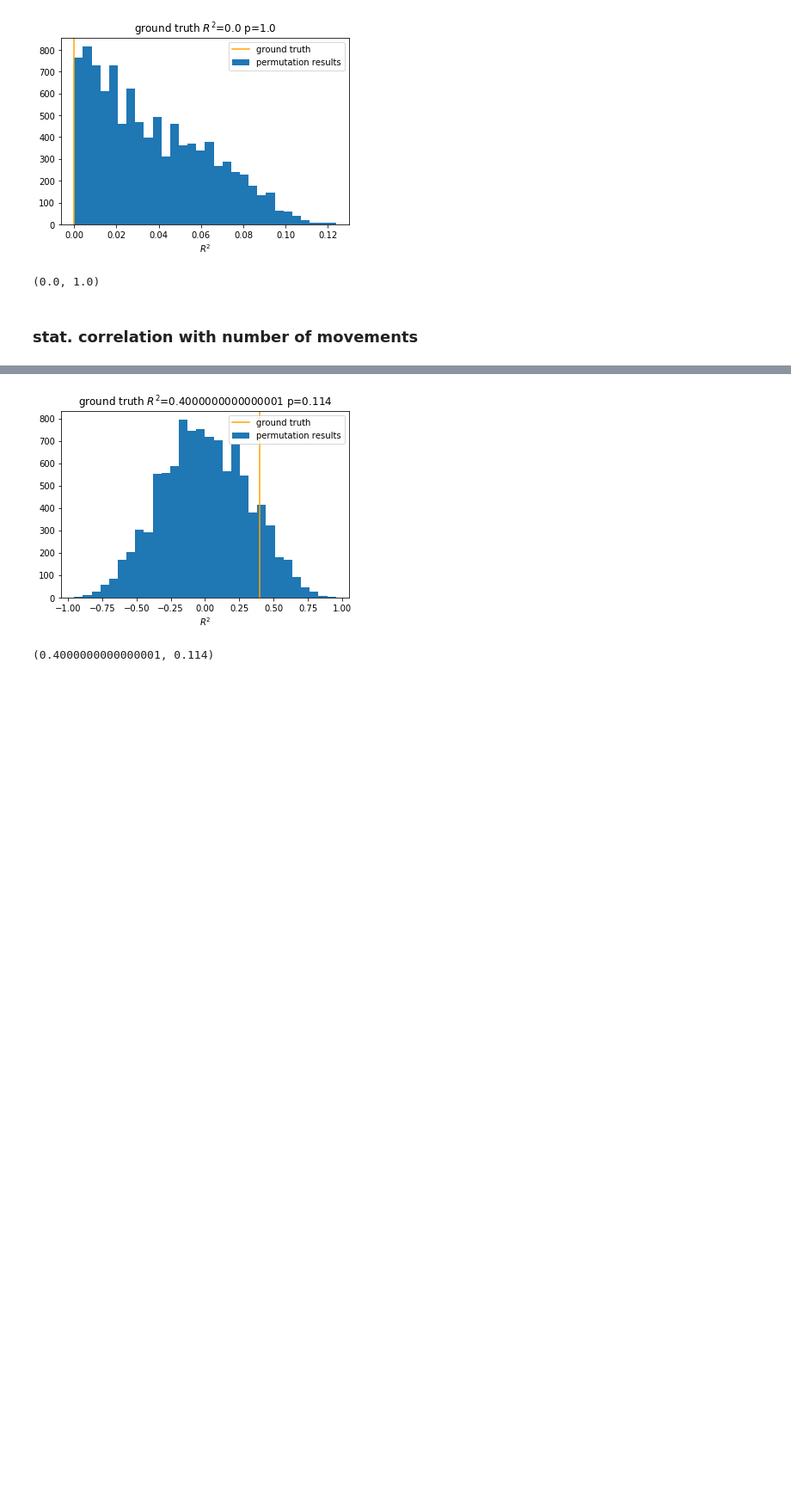
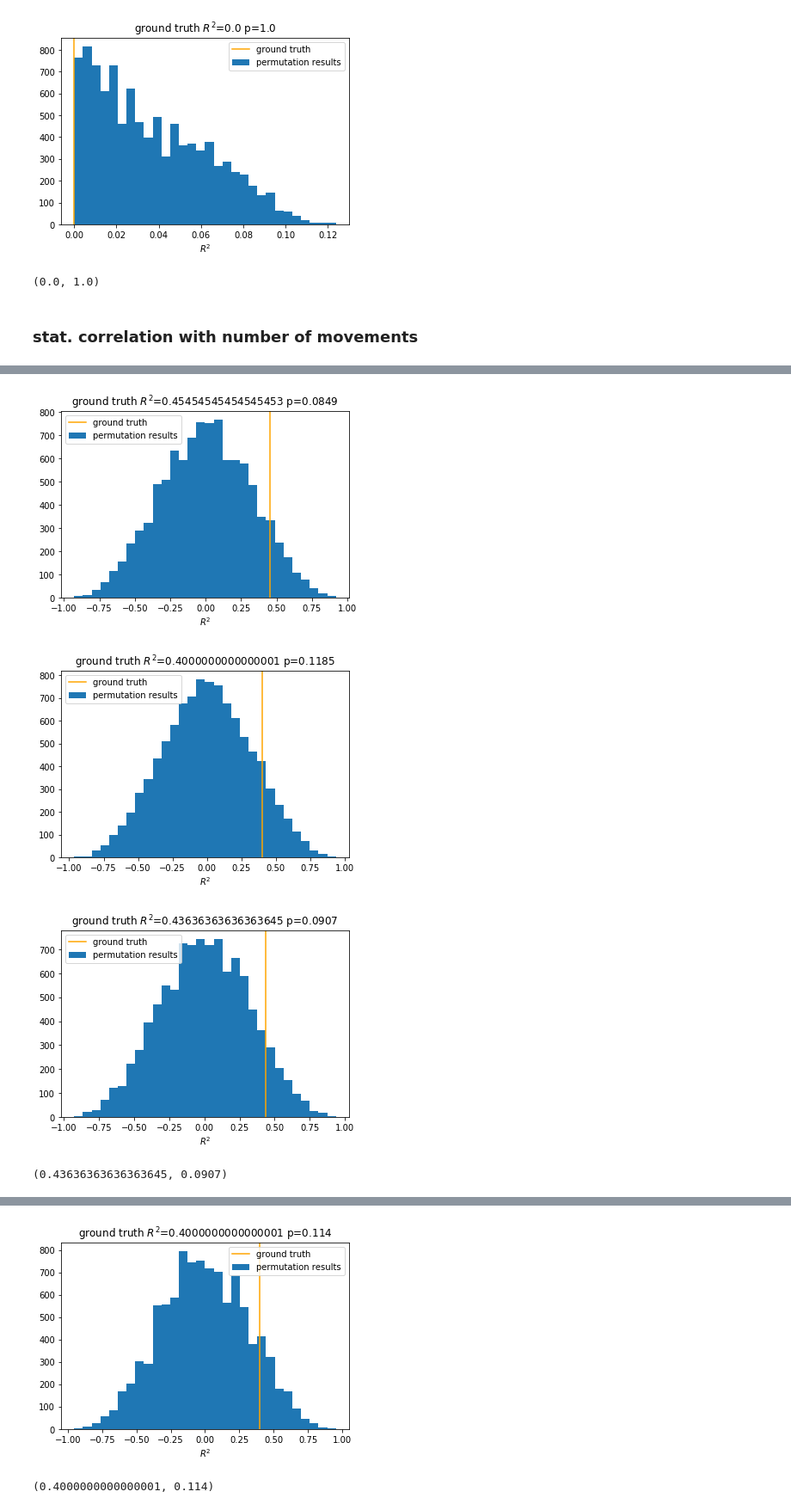
Before and after one commit to neuromodulation/icn, a Jupyter notebook: ECOG_vs_STN/Results_Analysis/stat_paper.ipynb, the cells around one changed output, grey strips where cells are left out. Shown at 86% size. Drawn from its saved outputs; the diff is of its cells as text; code cells hidden in the pictures; blank space fills up the shorter version.

```diff
--- a/ECOG_vs_STN/Results_Analysis/stat_paper.ipynb
+++ b/ECOG_vs_STN/Results_Analysis/stat_paper.ipynb
@@ -636,0 +684,9 @@ movs = [128, 464, 213, 285, 381, 84, 161, 131, 547, 86, 205]
+# %%
+icn_permutation_test.permutationTestSpearmansRho(movs, df_mov_comp["XGB_r2_con"], True, r"$R^2$", 10000)
+icn_permutation_test.permutationTestSpearmansRho(movs, df_mov_comp["XGB_r2_ips"], True, r"$R^2$", 10000)
+icn_permutation_test.permutationTestSpearmansRho(movs, df_mov_comp["XGB_Mean"], True, r"$R^2$", 10000)
+# %% [output]
+[figure, added]
+[figure, added]
+[figure, added]
+(0.43636363636363645, 0.0907)
```
Also changed, not shown: parts of 25 cells of this notebook, 7 other files.
